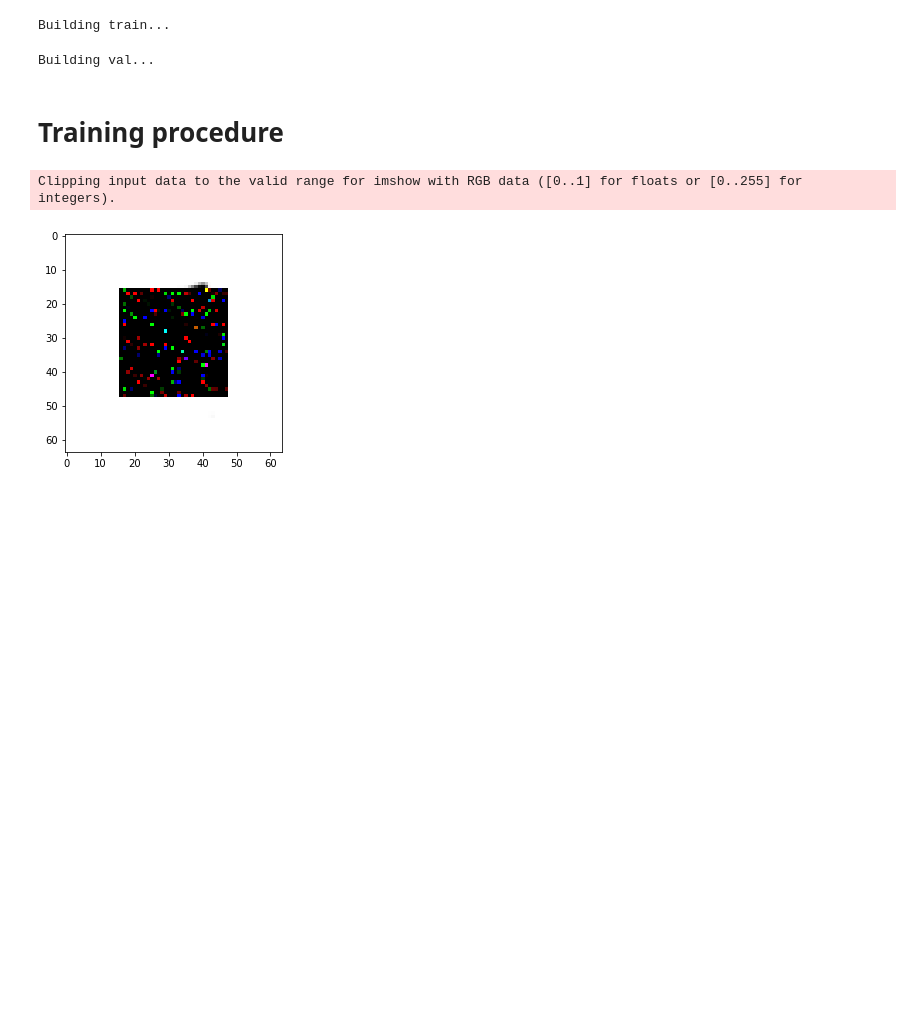
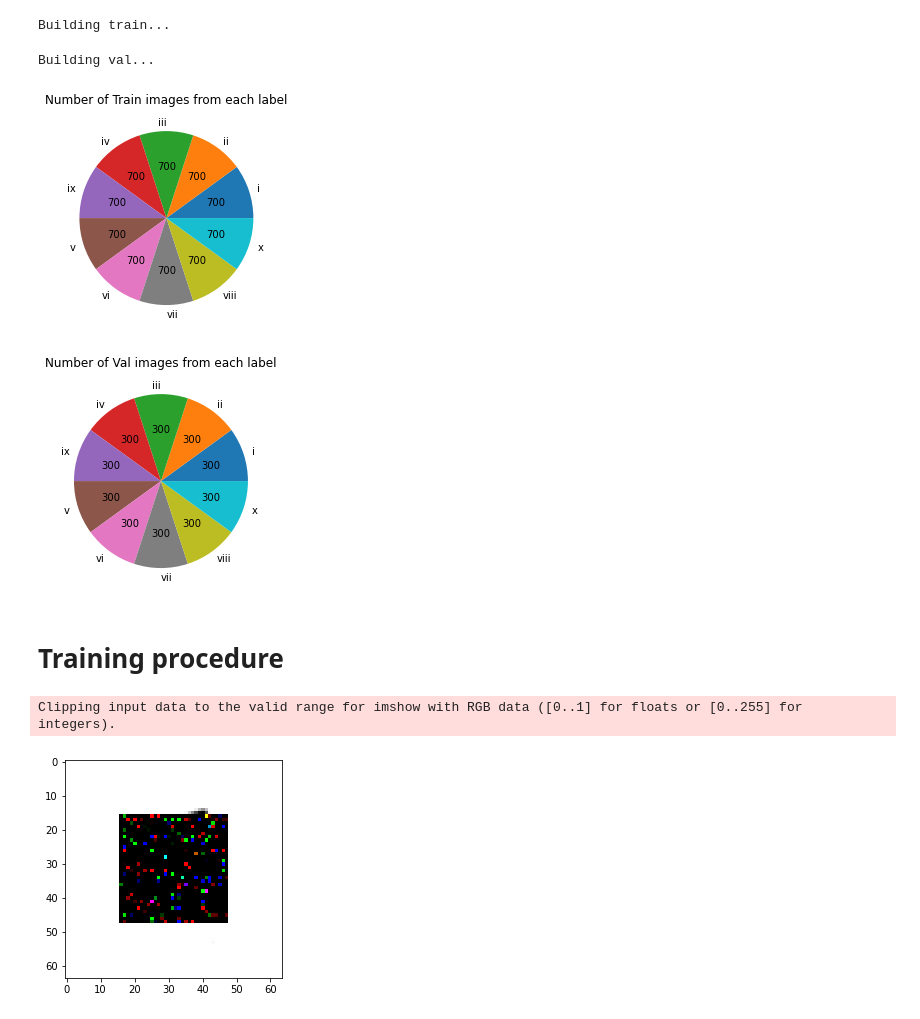
Before and after one commit to maayan-aytek/DS_LAB_hw2, a Jupyter notebook: main.ipynb, the cells around one changed output. Drawn from its saved outputs; the diff is of its cells as text; code cells hidden in the pictures; blank space fills up the shorter version.

```diff
--- a/main.ipynb
+++ b/main.ipynb
@@ -529,6 +544,41 @@ for label in tqdm(class_names):
 # %% [output]
 Building train...
 Building val...
+# %%
+train_path = "/home/student/hw2_094295/data/train/"
+val_path = "/home/student/hw2_094295/data/val/"
+
+num_train_dict = {}
+num_val_dict = {}
+
+for label in class_names:
+    num_train_dict[label] = 0
+    num_val_dict[label] = 0
+
+for path, folder_type in zip([train_path, val_path], ["train", "val"]):
+    labels_folders = os.listdir(path)
+    for folder in labels_folders:
+        if folder_type == "train":
+            num_train_dict[folder] = len(os.listdir(path + folder))
+        else:
+            num_val_dict[folder] = len(os.listdir(path + folder))
+
+sizes = np.array(list(num_train_dict.values()))
+labels = sorted(list(num_train_dict.keys()))
+
+plt.pie(sizes, labels=labels, autopct=absolute_value, rotatelabels=False)
+plt.title("Number of Train images from each label")
+plt.show()
+
+sizes = np.array(list(num_val_dict.values()))
+labels = sorted(list(num_val_dict.keys()))
+
+plt.pie(sizes, labels=labels, autopct=absolute_value, rotatelabels=False)
+plt.title("Number of Val images from each label")
+plt.show()
+# %% [output]
+[figure, added]
+[figure, added]
 # %% [markdown]
 # Training procedure
 # %%
```
Also changed, not shown: parts of 3 cells of this notebook, 1 other file.
